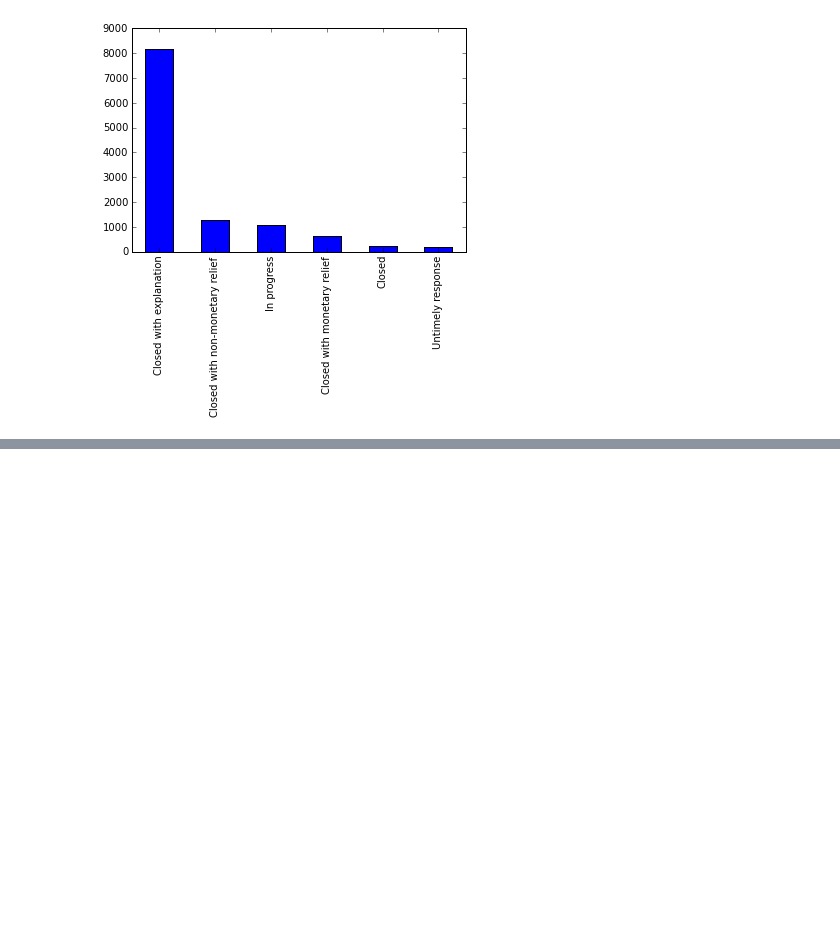
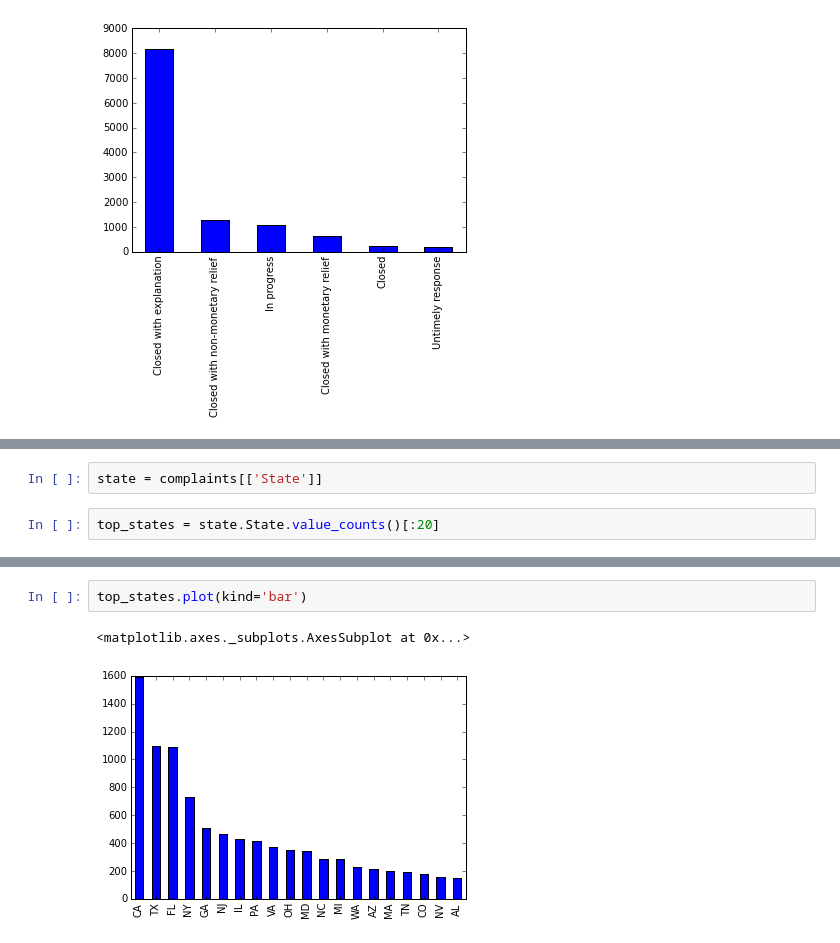
Before and after one commit to TylerKotkin/consumer-complaints, a Jupyter notebook: consumer_complaints.ipynb, the cells around one changed output, grey strips where cells are left out. Cells and saved outputs as stored; diff of their text form; blank space fills up the shorter version.

```diff
--- a/consumer_complaints.ipynb
+++ b/consumer_complaints.ipynb
@@ -96,0 +150,4 @@ company_response.value_counts().plot(kind='bar')
+# %%
+state = complaints[['State']]
+# %%
+top_states = state.State.value_counts()[:20]
@@ -96,0 +174,5 @@ company_response.value_counts().plot(kind='bar')
+# %%
+top_states.plot(kind='bar')
+# %% [output]
+<matplotlib.axes._subplots.AxesSubplot at 0x...>
+[figure, added]
```
Also changed, not shown: parts of 16 cells of this notebook.
